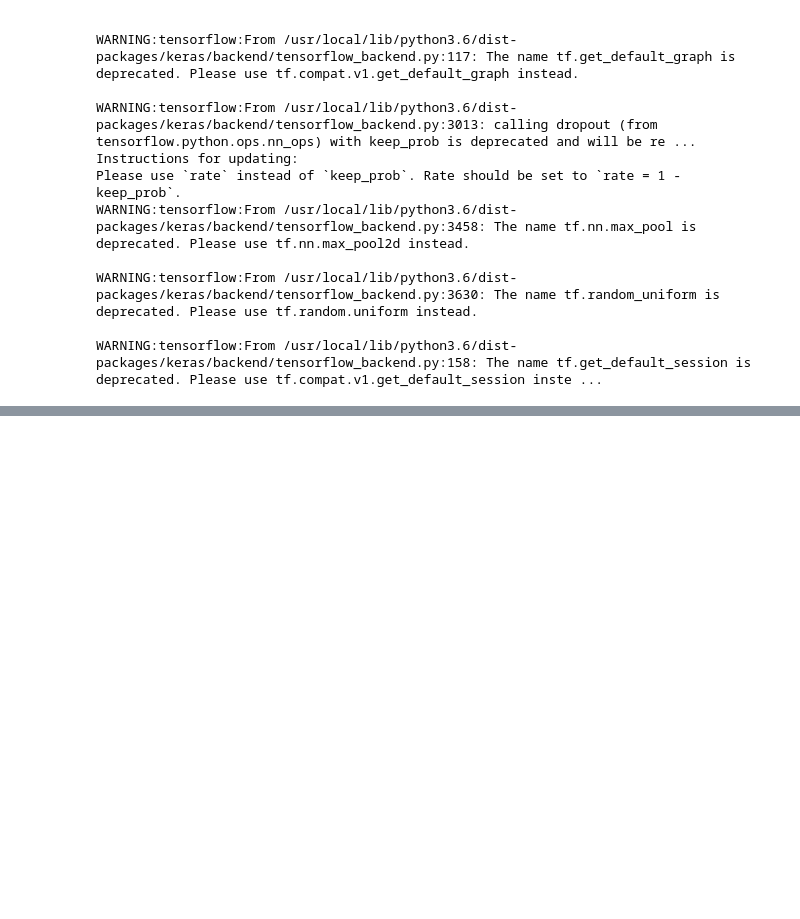
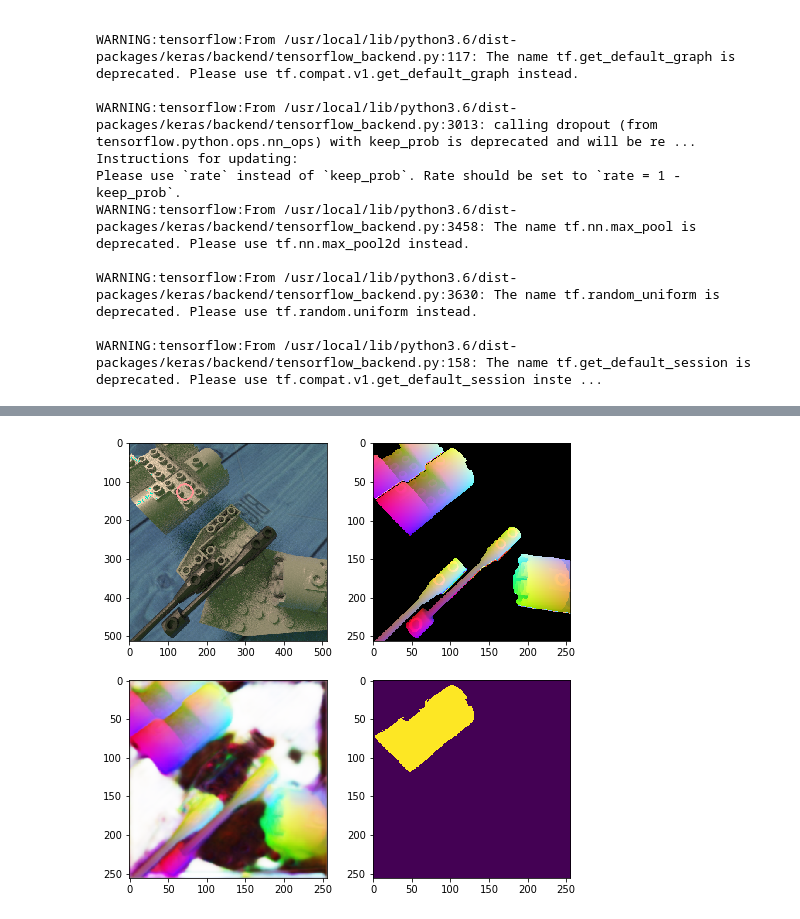
Before and after one commit to WHSnyder/Brickthrough, a Jupyter notebook: pose_est/geom_net.ipynb, the cells around one changed output, grey strips where cells are left out. Cells and saved outputs as stored; diff of their text form; code cells hidden in the pictures; blank space fills up the shorter version.

```diff
--- a/pose_est/geom_net.ipynb
+++ b/pose_est/geom_net.ipynb
@@ -258,0 +220,82 @@ Engine.003
+# %%
+rows = np.arange(256)
+cols = np.arange(256)
+
+r,c = np.meshgrid(rows,cols)
+inds = np.stack((r,c),axis=-1).astype(np.uint8)
+
+objsdata = getObjectsData(data)
+
+
+for obj in names:
+
+    name, hue = obj[0], obj[1]
+
+
+    dims = objsdata[name]["dims"]
+    bbl = objsdata[name]["lows"]
+
+    objmask = masks[hue]
+
+    print(name)
+
+    objmask = cv2.resize(objmask, (256,256), cv2.INTER_LINEAR)
+    mask = cv2.resize(mask, (256,256), cv2.INTER_LINEAR)
+    geom_pred = cv2.resize(geom_pred, (256,256), cv2.INTER_LINEAR)
+    confidence = cv2.resize(confidence, (256,256), cv2.INTER_LINEAR)
+
+    region = cv2.bitwise_and(geom_pred,geom_pred,mask=objmask)
+    conf = cv2.bitwise_and(confidence,confidence,mask=objmask)
+
+    thresh = conf > 240
+
+    coords = (bbl + dims * (region[thresh]/255))[:,2::-1]
+
+    locs = 2 * inds[thresh][:,1::-1]
+
+    #print(locs)
+    #print(coords)
+
+    break
+
+
+name="Engine.002"
+
+xs = np.arange(-.5,1.0,3)
+ys = np.arange(-1.0,2.0,3)
+
+
+engverts = [[0.0,0.0,0.0,1.0]]
+
+projmat = fu.matrix_from_string(data["projection"])
+modelmat = fu.matrix_from_string(data["objects"][name]["modelmat"])
+viewmat =  fu.matrix_from_string(data["viewmats"][i])
+
+screenverts = fu.verts_to_screen(modelmat, viewmat, projmat, engverts , filter=False)
+screenverts[:,0:2] = fu.toNDC(screenverts[:,0:2], (512,512))
+
+tst = cv2.imread(datapath + "{}_a.png".format(tag))
+
+for vert in screenverts:
+    cv2.circle(tst, (int(vert[0]), int(vert[1])), 20, (255, 150, 150), 3)
+
+
+rows = 2
+cols = 2
+fig=plt.figure(figsize=(8, 8))
+
+fig.add_subplot(rows, cols, 1)
+plt.imshow(tst)
+
+fig.add_subplot(rows, cols, 2)
+plt.imshow(geomraw)
+
+fig.add_subplot(rows, cols, 3)
+plt.imshow(geom_pred)
+
+fig.add_subplot(rows, cols, 4)
+plt.imshow(thresh)
+
+
+plt.show()
+# %% [output]
@@ -259,3 +303,4 @@ Engine.003
+[figure, added]
 # %%
 #ret, rvec, tvec,inliers = cv2.solvePnPRansac(coords.astype(np.float32), locs.astype(np.float32), mtx,None,flags=cv2.SOLVEPNP_EPNP,reprojectionError=3,iterationsCount=100)
 ret, rvec, tvec,inliers = cv2.solvePnPRansac(coords.astype(np.float32), locs.astype(np.float32), mtx, dist, flags=(cv2.SOLVEPNP_ITERATIVE))
```
Also changed, not shown: parts of 3 cells of this notebook.
